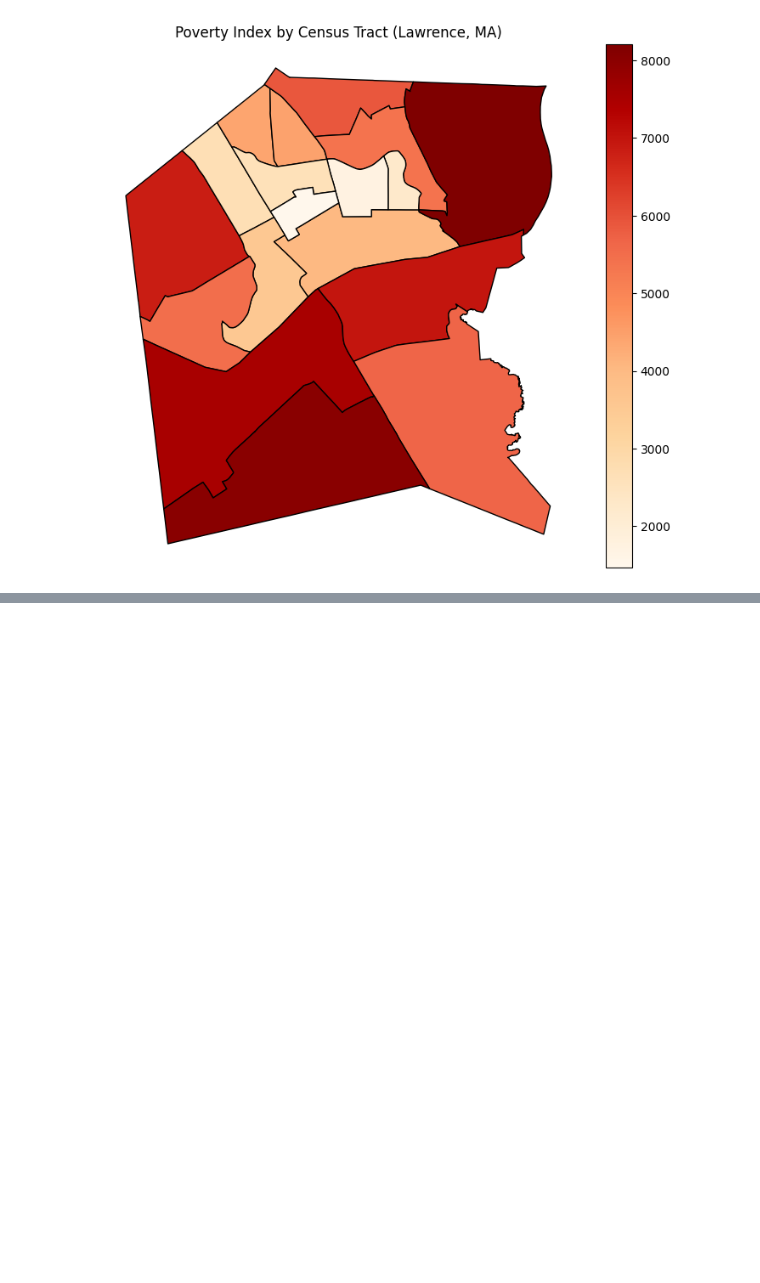
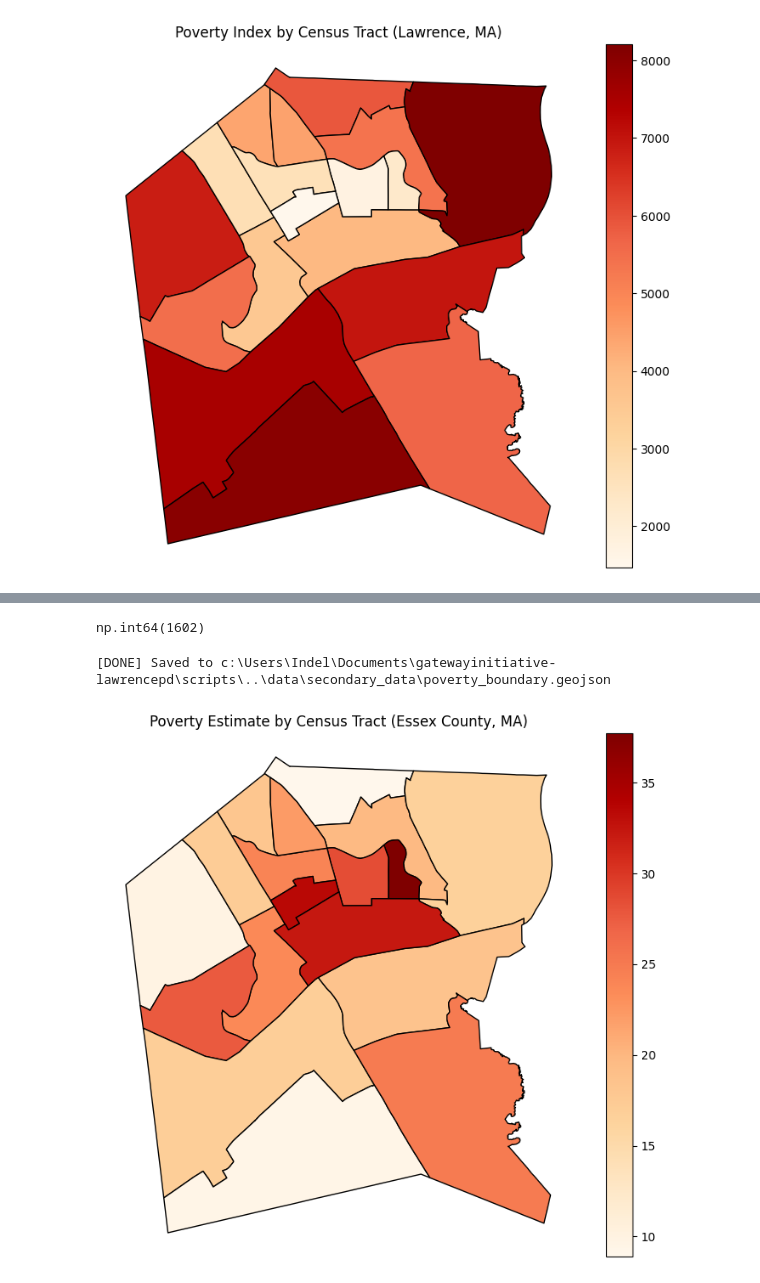
Before and after one commit to indelgarcia/gatewayinitiative-lawrencepd, a Jupyter notebook: scripts/geopandas_poverty.ipynb, the cells around one changed output, grey strips where cells are left out. Cells and saved outputs as stored; diff of their text form; code cells hidden in the pictures; blank space fills up the shorter version.

Commit message:
updating poverty data -> % below poverty line

```diff
--- a/scripts/geopandas_poverty.ipynb
+++ b/scripts/geopandas_poverty.ipynb
@@ -174,0 +231,4 @@ merged_gdf.to_file(os.path.join(secondary_data_path, 'poverty_boundary.geojson')
+# %%
+# Clean up the NAME column in tracts_gdf so it matches
+tracts_gdf['NAME'] = tracts_gdf['NAME'].astype(str).str.split('.').str[0]
+tracts_gdf['NAME'] = 'Census Tract ' + tracts_gdf['NAME']
@@ -174,0 +251,37 @@ merged_gdf.to_file(os.path.join(secondary_data_path, 'poverty_boundary.geojson')
+# %%
+# Merge GeoDataFrame on cleaned NAME
+merged_gdf = tracts_gdf.merge(poverty_wide, left_on='NAME', right_on='tract', how='left')
+# %%
+merged_gdf["Estimate"].isna().sum()
+# %% [output]
+np.int64(1602)
+# %%
+# Drop rows where Estimate is null
+merged_gdf = merged_gdf.dropna(subset=['Estimate'])
+# %%
+# Convert to GeoDataFrame (if needed)
+merged_gdf = gpd.GeoDataFrame(merged_gdf, geometry='geometry')
+
+# Save cleaned data
+output_path = os.path.join(notebook_dir, '..', 'data', 'secondary_data', 'poverty_boundary.geojson')
+merged_gdf.to_file(output_path, driver='GeoJSON')
+
+print(f"[DONE] Saved to {output_path}")
+# %% [output]
+[DONE] Saved to c:\Users\Indel\Documents\gatewayinitiative-lawrencepd\scripts\..\data\secondary_data\poverty_boundary.geojson
+# %%
+import matplotlib.pyplot as plt
+
+fig, ax = plt.subplots(figsize=(10, 8))
+merged_gdf.plot(
+    column='Estimate',
+    cmap='OrRd',
+    legend=True,
+    edgecolor='black',
+    ax=ax
+)
+ax.set_title('Poverty Estimate by Census Tract (Essex County, MA)')
+plt.axis('off')
+plt.show()
+# %% [output]
+[figure, added]
```
Also changed, not shown: parts of 12 cells of this notebook, 3 other files.
